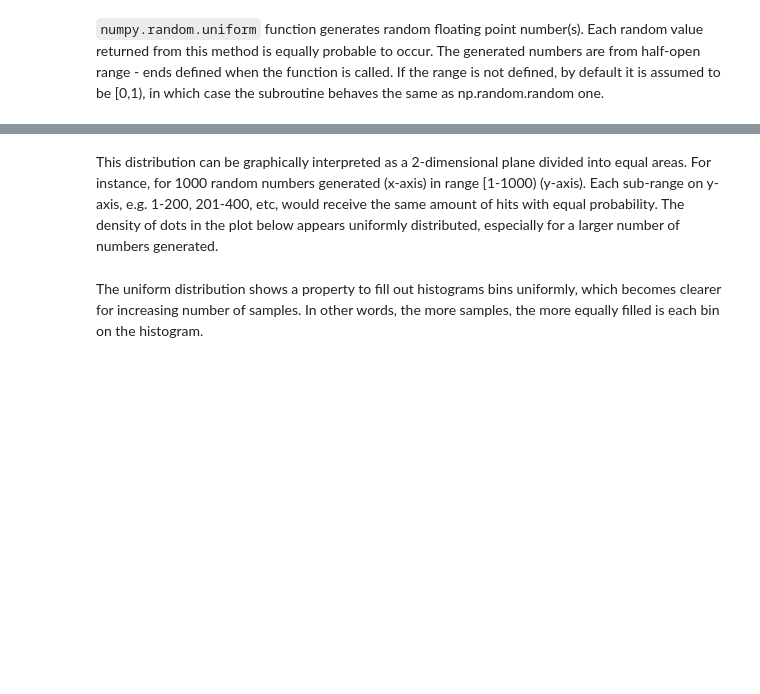
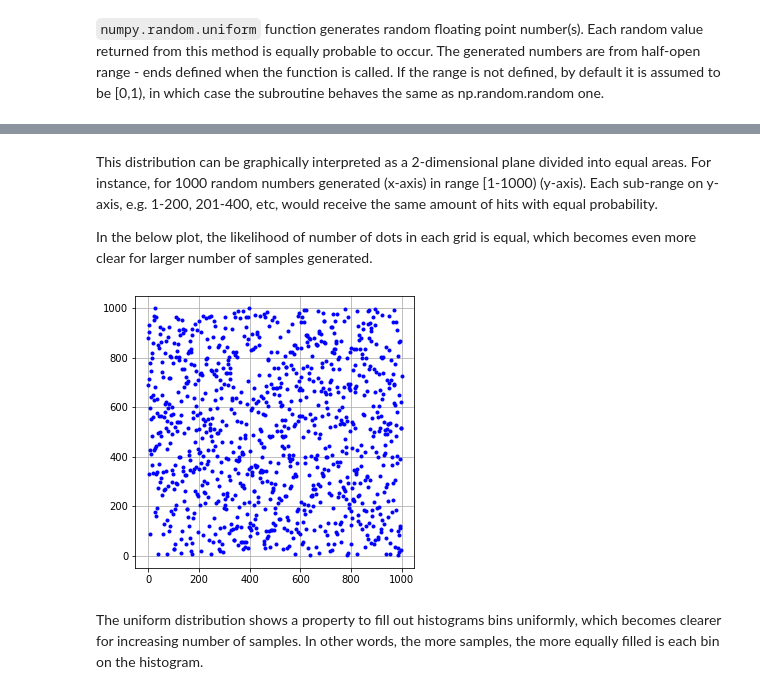
Before and after one commit to andkoc001/fun-with-numpy-random, a Jupyter notebook: exploring-random-numpy.ipynb, the cells around one changed output, grey strips where cells are left out. Cells and saved outputs as stored; diff of their text form; code cells hidden in the pictures; blank space fills up the shorter version.

```diff
--- a/exploring-random-numpy.ipynb
+++ b/exploring-random-numpy.ipynb
@@ -207,8 +211,13 @@ np.mean(np.random.uniform(0.9,1, size=10) * 10)
 # %% [markdown]
-This distribution can be graphically interpreted as a 2-dimensional plane divided into equal areas. For instance, for 1000 random numbers generated (x-axis) in range [1-1000) (y-axis). Each sub-range on y-axis, e.g. 1-200, 201-400, etc, would receive the same amount of hits with equal probability. The density of dots in the plot below appears uniformly distributed, especially for a larger number of numbers generated.
+This distribution can be graphically interpreted as a 2-dimensional plane divided into equal areas. For instance, for 1000 random numbers generated (x-axis) in range [1-1000) (y-axis). Each sub-range on y-axis, e.g. 1-200, 201-400, etc, would receive the same amount of hits with equal probability.
+
+In the below plot, the likelihood of number of dots in each grid is equal, which becomes even more clear for larger number of samples generated.
 # %%
+plt.figure(figsize=(5,5)) # size of the plot (width, height)
 plt.plot(np.random.uniform(1,1000, size=1000), 'b.')
 plt.grid()
+# %% [output]
+[figure, added]
 # %% [markdown]
 The uniform distribution shows a property to fill out histograms bins uniformly, which becomes clearer for increasing number of samples. In other words, the more samples, the more equally filled is each bin on the histogram.
 # %%
```
Also changed, not shown: parts of 15 cells of this notebook, 1 other file.
